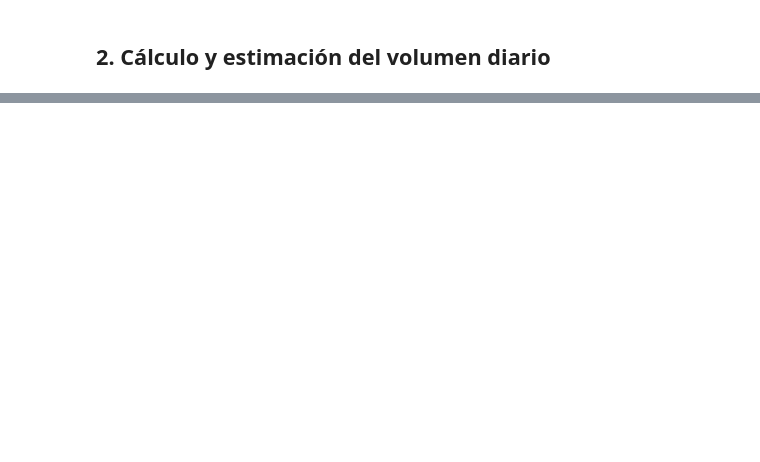
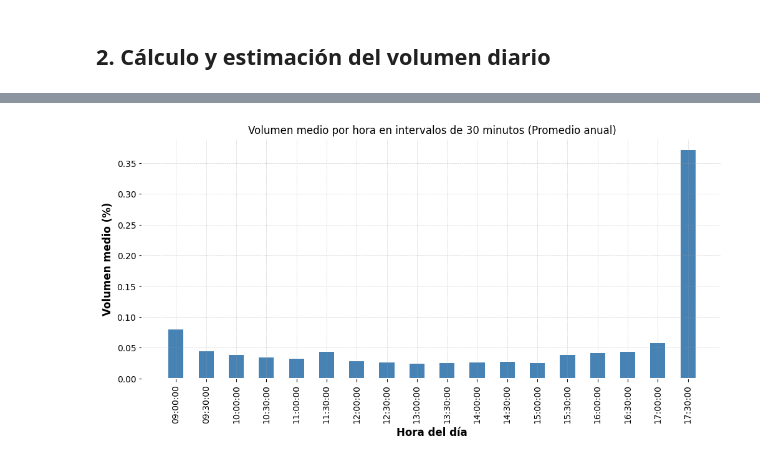
Before and after one commit to lucia-corsan/IAA-Finance, a Jupyter notebook: Labs/Lab 2/Lab2.ipynb, the cells around one changed output, grey strips where cells are left out. Saved outputs shown, nothing was run; the diff lists cells and outputs as text; code cells hidden in the pictures; blank space fills up the shorter version.

```diff
--- a/Labs/Lab 2/Lab2.ipynb
+++ b/Labs/Lab 2/Lab2.ipynb
@@ -213,0 +237,32 @@ plt.show()
+# %%
+# Agrupar el volumen en intervalos de 30 minutos y calcular la suma en cada intervalo
+df_volumen_30m = df_final.resample("30T")["VOLUMEN"].sum()
+
+# Normalizar dividiendo por el volumen total diario
+df_volumen_30m /= df_volumen_30m.groupby(df_volumen_30m.index.date).transform("sum")
+
+# Calcular la media para cada intervalo de 30 minutos sin crear una columna extra
+volumen_30m_hora_porc = df_volumen_30m.groupby(df_volumen_30m.index.time).mean()
+
+# **Eliminar los valores donde el volumen sea 0**
+volumen_30m_hora_porc = volumen_30m_hora_porc[volumen_30m_hora_porc > 0]
+
+# Crear el gráfico
+plt.figure(figsize=(12, 5))
+plt.bar(range(len(volumen_30m_hora_porc)), volumen_30m_hora_porc.values, width=0.5, color="steelblue")
+
+# Ajustar etiquetas del eje X para mostrar bien las horas
+plt.xticks(ticks=range(0, len(volumen_30m_hora_porc)),
+           labels=[t.strftime('%H:%M:%S') for i, t in enumerate(volumen_30m_hora_porc.index)],
+           rotation=90)
+
+# Formato del gráfico
+plt.xlabel("Hora del día")
+plt.ylabel("Volumen medio (%)")
+plt.title("Volumen medio por hora en intervalos de 30 minutos (Promedio anual)")
+plt.grid(True, linestyle="--", alpha=0.6)
+
+# Mostrar el gráfico
+plt.show()
+# %% [output]
+[figure, added]
```
Also changed, not shown: parts of 35 cells of this notebook.
